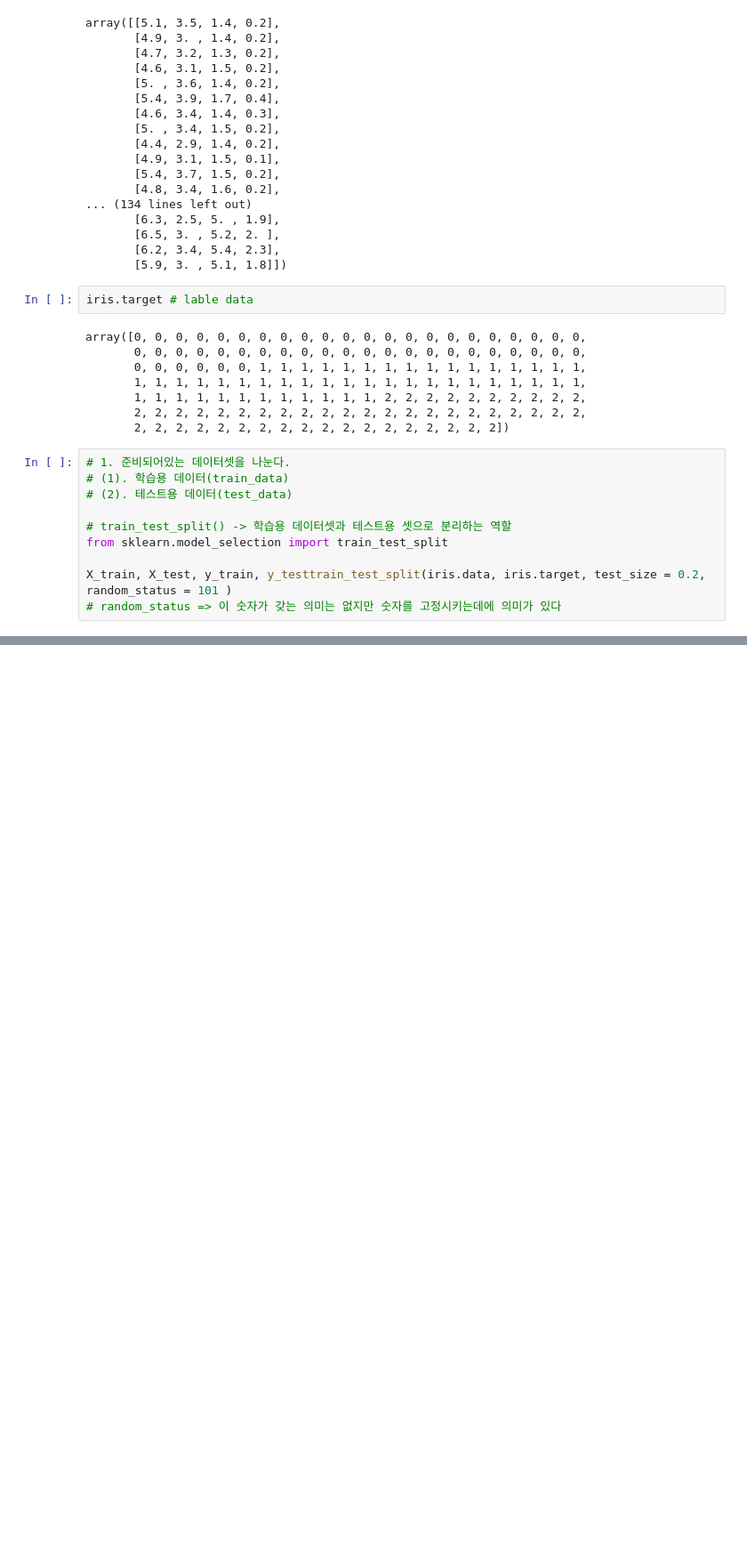
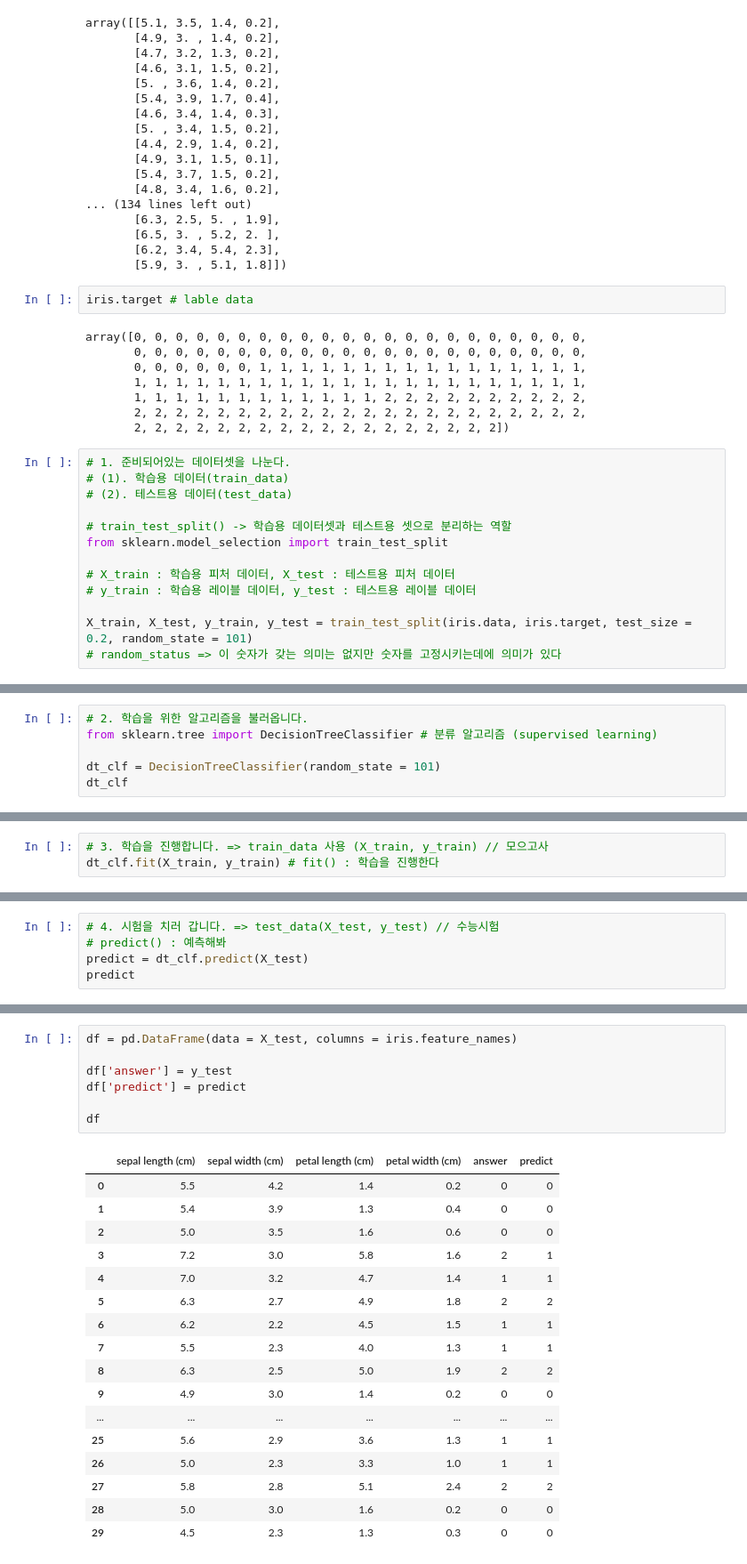
Before and after one commit to Autumn-eul/oz_Django, a Jupyter notebook: Machine-Learning/machine_learning.ipynb, the cells around one changed output, grey strips where cells are left out. Shown: that part at 89% size. Drawn from its saved outputs; the diff is of its cells as text; blank space fills up the shorter version.

Commit message:
✨ Django day8 task
machine learning task

```diff
--- a/Machine-Learning/machine_learning.ipynb
+++ b/Machine-Learning/machine_learning.ipynb
@@ -70,5 +70,8 @@ array([0, 0, 0, 0, 0, 0, 0, 0, 0, 0, 0, 0, 0, 0, 0, 0, 0, 0, 0, 0, 0, 0,
 # train_test_split() -> 학습용 데이터셋과 테스트용 셋으로 분리하는 역할
 from sklearn.model_selection import train_test_split
 
-X_train, X_test, y_train, y_testtrain_test_split(iris.data, iris.target, test_size = 0.2, random_status = 101 )
+# X_train : 학습용 피처 데이터, X_test : 테스트용 피처 데이터
+# y_train : 학습용 레이블 데이터, y_test : 테스트용 레이블 데이터
+
+X_train, X_test, y_train, y_test = train_test_split(iris.data, iris.target, test_size = 0.2, random_state = 101)
 # random_status => 이 숫자가 갖는 의미는 없지만 숫자를 고정시키는데에 의미가 있다
@@ -74,0 +83,6 @@ X_train, X_test, y_train, y_testtrain_test_split(iris.data, iris.target, test_si
+# %%
+# 2. 학습을 위한 알고리즘을 불러옵니다.
+from sklearn.tree import DecisionTreeClassifier # 분류 알고리즘 (supervised learning)
+
+dt_clf = DecisionTreeClassifier(random_state = 101)
+dt_clf
@@ -74,0 +91,3 @@ X_train, X_test, y_train, y_testtrain_test_split(iris.data, iris.target, test_si
+# %%
+# 3. 학습을 진행합니다. => train_data 사용 (X_train, y_train) // 모으고사
+dt_clf.fit(X_train, y_train) # fit() : 학습을 진행한다
@@ -74,0 +96,5 @@ X_train, X_test, y_train, y_testtrain_test_split(iris.data, iris.target, test_si
+# %%
+# 4. 시험을 치러 갑니다. => test_data(X_test, y_test) // 수능시험
+# predict() : 예측해봐
+predict = dt_clf.predict(X_test)
+predict
@@ -74,0 +112,25 @@ X_train, X_test, y_train, y_testtrain_test_split(iris.data, iris.target, test_si
+# %%
+df = pd.DataFrame(data = X_test, columns = iris.feature_names)
+
+df['answer'] = y_test
+df['predict'] = predict
+
+df
+# %% [output]
+|  | sepal length (cm) | sepal width (cm) | petal length (cm) | petal width (cm) | answer | predict |
+| 0 | 5.5 | 4.2 | 1.4 | 0.2 | 0 | 0 |
+| 1 | 5.4 | 3.9 | 1.3 | 0.4 | 0 | 0 |
+| 2 | 5.0 | 3.5 | 1.6 | 0.6 | 0 | 0 |
+| 3 | 7.2 | 3.0 | 5.8 | 1.6 | 2 | 1 |
+| 4 | 7.0 | 3.2 | 4.7 | 1.4 | 1 | 1 |
+| 5 | 6.3 | 2.7 | 4.9 | 1.8 | 2 | 2 |
+| 6 | 6.2 | 2.2 | 4.5 | 1.5 | 1 | 1 |
+| 7 | 5.5 | 2.3 | 4.0 | 1.3 | 1 | 1 |
+| 8 | 6.3 | 2.5 | 5.0 | 1.9 | 2 | 2 |
+| 9 | 4.9 | 3.0 | 1.4 | 0.2 | 0 | 0 |
+| ... | ... | ... | ... | ... | ... | ... |
+| 25 | 5.6 | 2.9 | 3.6 | 1.3 | 1 | 1 |
+| 26 | 5.0 | 2.3 | 3.3 | 1.0 | 1 | 1 |
+| 27 | 5.8 | 2.8 | 5.1 | 2.4 | 2 | 2 |
+| 28 | 5.0 | 3.0 | 1.6 | 0.2 | 0 | 0 |
+| 29 | 4.5 | 2.3 | 1.3 | 0.3 | 0 | 0 |
```
Also changed, not shown: parts of 20 cells of this notebook.
